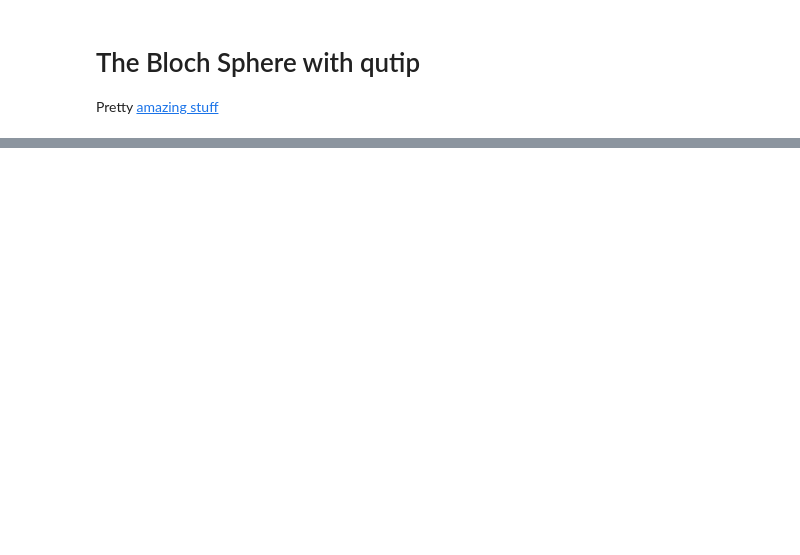
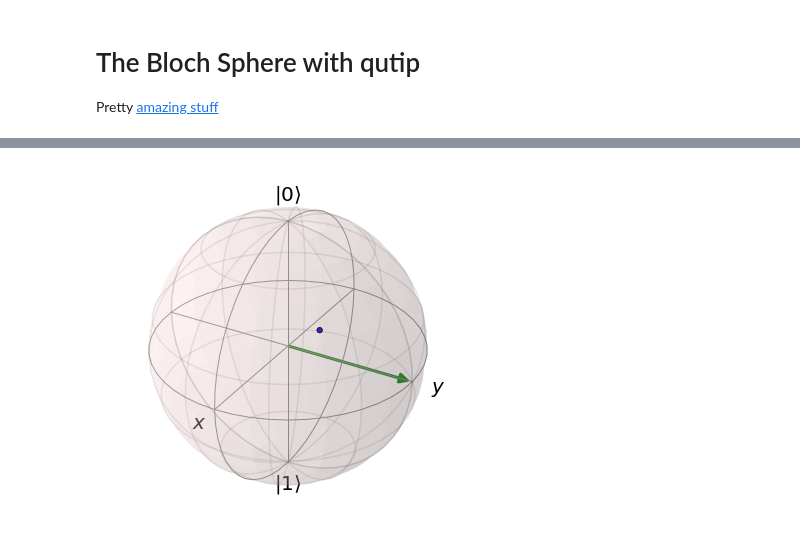
Before and after one commit to tzaffi/qc, a Jupyter notebook: ch2/4. Tangent into the Bloch Sphere.ipynb, the cells around one changed output, grey strips where cells are left out. Drawn from its saved outputs; the diff is of its cells as text; code cells hidden in the pictures; blank space fills up the shorter version.

```diff
--- a/ch2/4. Tangent into the Bloch Sphere.ipynb
+++ b/ch2/4. Tangent into the Bloch Sphere.ipynb
@@ -11,0 +26,6 @@ Exception: This function requires the mayavi module.
+# %%
+vec = [0,1,0]
+b.add_vectors(vec)
+b.show()
+# %% [output]
+[figure, added]
```
Also changed, not shown: parts of 14 cells of this notebook, 3 other files.
